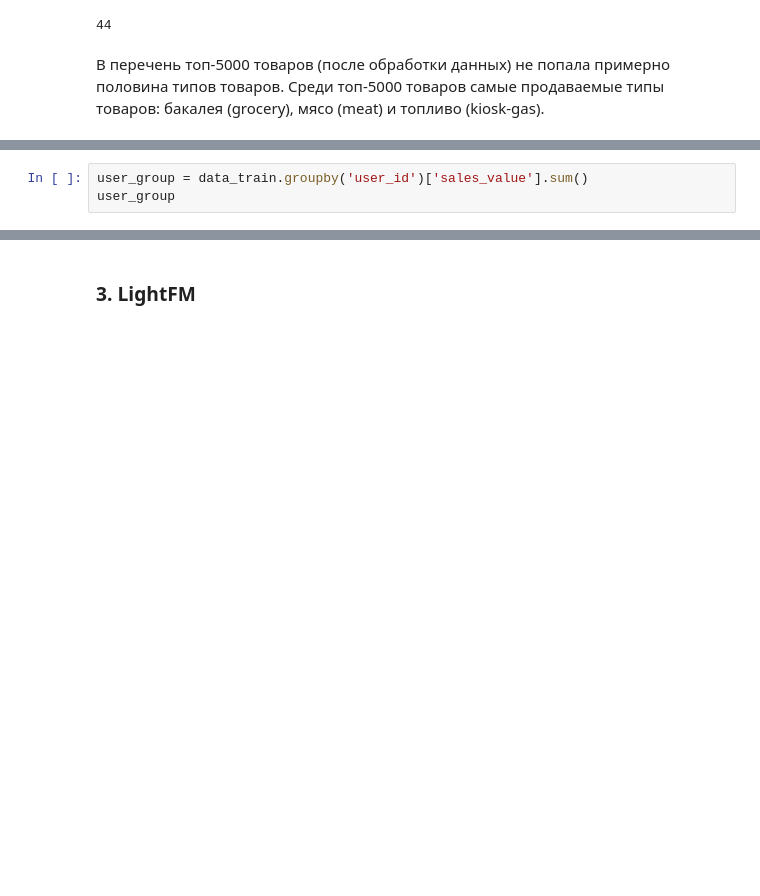
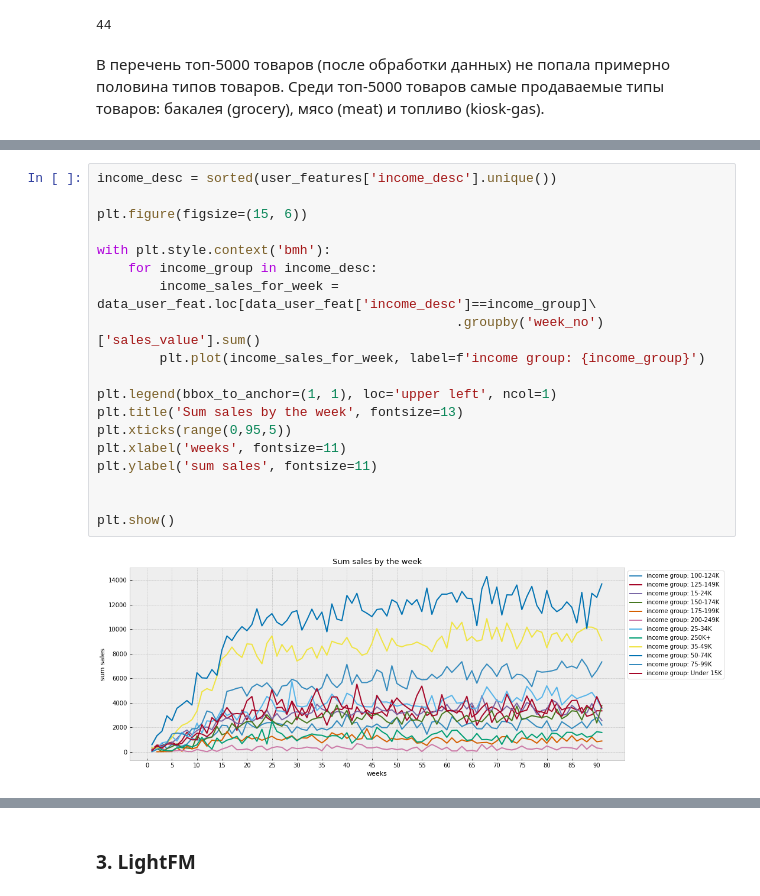
Before and after one commit to a1exkuchin/recommendation_systems, a Jupyter notebook: lesson-5.ipynb, the cells around one changed output, grey strips where cells are left out. Cells and saved outputs as stored; diff of their text form; blank space fills up the shorter version.

```diff
--- a/lesson-5.ipynb
+++ b/lesson-5.ipynb
@@ -243,3 +221,21 @@ user_item_matrix.head(4)
-# %%
-user_group = data_train.groupby('user_id')['sales_value'].sum()
-user_group
+# %%
+income_desc = sorted(user_features['income_desc'].unique())
+
+plt.figure(figsize=(15, 6))
+
+with plt.style.context('bmh'):
+    for income_group in income_desc:
+        income_sales_for_week = data_user_feat.loc[data_user_feat['income_desc']==income_group]\
+                                              .groupby('week_no')['sales_value'].sum()
+        plt.plot(income_sales_for_week, label=f'income group: {income_group}')
+
+plt.legend(bbox_to_anchor=(1, 1), loc='upper left', ncol=1)
+plt.title('Sum sales by the week', fontsize=13)
+plt.xticks(range(0,95,5))
+plt.xlabel('weeks', fontsize=11)
+plt.ylabel('sum sales', fontsize=11)
+
+
+plt.show()
+# %% [output]
+[figure, added]
```
Also changed, not shown: parts of 7 cells of this notebook.
